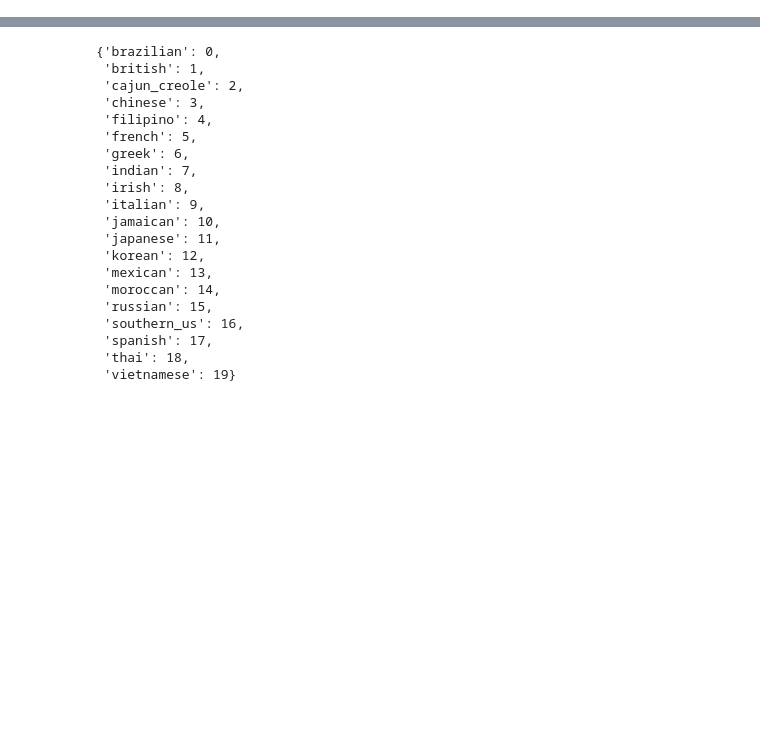
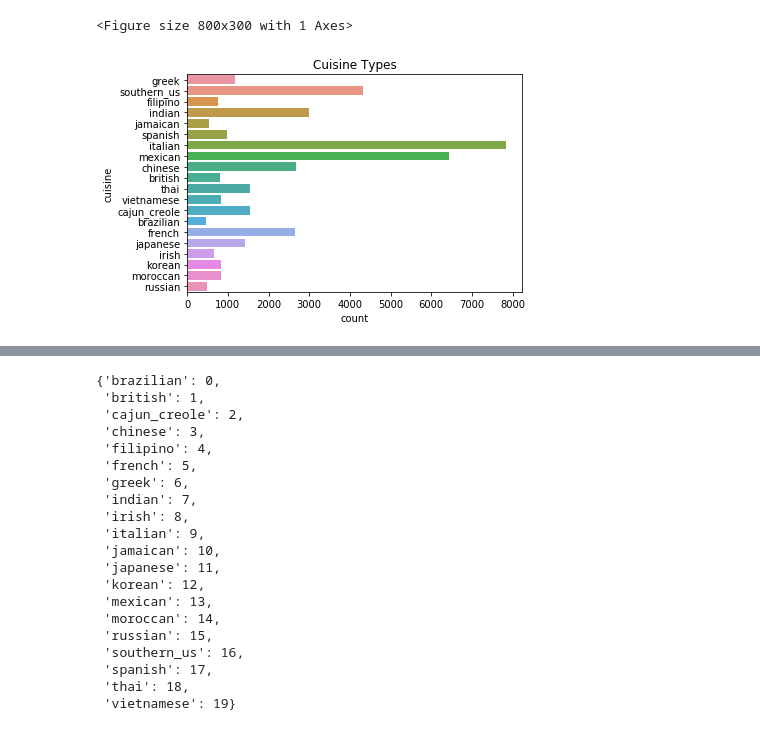
Before and after one commit to Jsoyeon/OSSP_JSY, a Jupyter notebook: ossp_jsy.ipynb, the cells around one changed output, grey strips where cells are left out. Drawn from its saved outputs; the diff is of its cells as text; code cells hidden in the pictures; blank space fills up the shorter version.

```diff
--- a/ossp_jsy.ipynb
+++ b/ossp_jsy.ipynb
@@ -35,3 +85,18 @@ test = pd.read_json('test.json')
+# %%
+import seaborn as sns
+import matplotlib.pyplot as plt
+
+ax = train['cuisine'].value_counts().plot(kind='bar', title ="Cuisine types", figsize=(8, 3), legend=True, fontsize=12)
+ax.set_ylabel("recipes", fontsize=12)
+plt.show()
+# %% [output]
+<Figure size 800x300 with 1 Axes>
+# %%
+sns.countplot(y="cuisine", data=train)
+plt.title("Cuisine Types")
+plt.show()
+# %% [output]
+[figure, added]
 # %%
 train['num_ingredients'] = train['ingredients'].apply(lambda x: len(x))
 test['num_ingredients'] = test['ingredients'].apply(lambda x: len(x))
```
Also changed, not shown: parts of 11 cells of this notebook.
